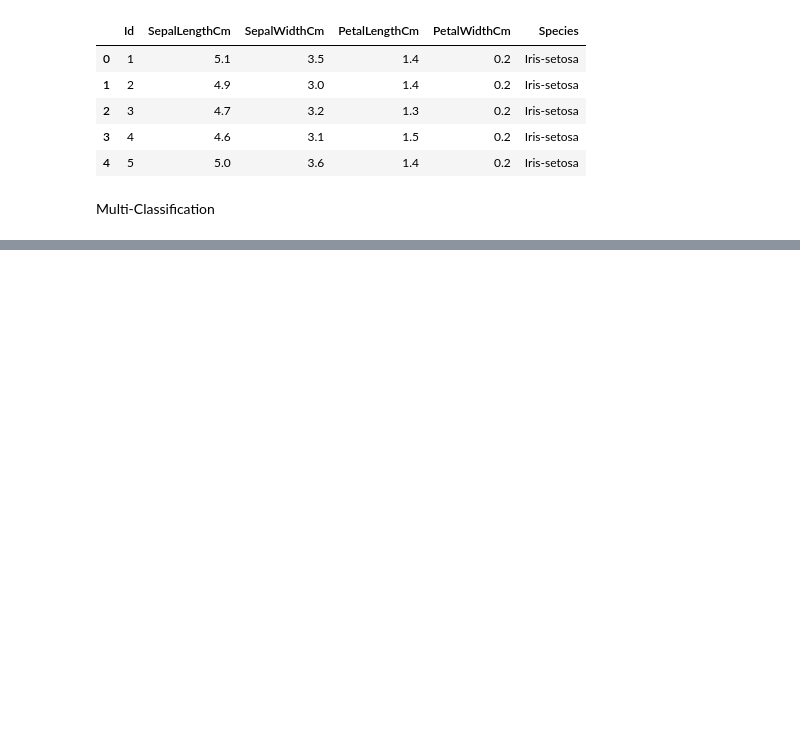
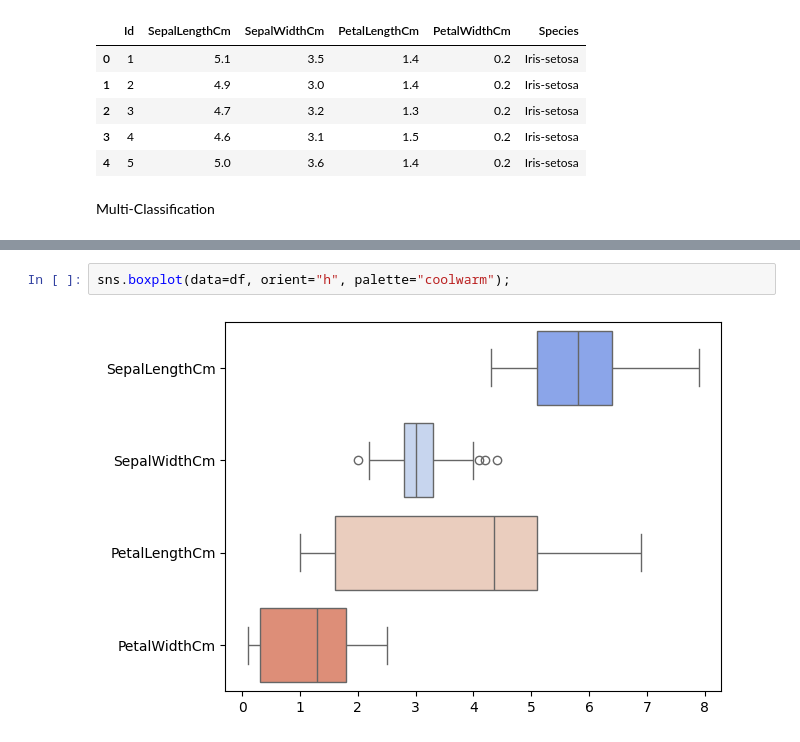
Before and after one commit to PoojaKuniyal/CircleCI, a Jupyter notebook: notebook/iris.ipynb, the cells around one changed output, grey strips where cells are left out. Cells and saved outputs as stored; diff of their text form; blank space fills up the shorter version.

```diff
--- a/notebook/iris.ipynb
+++ b/notebook/iris.ipynb
@@ -36,0 +85,4 @@ plt.show()
+# %%
+sns.boxplot(data=df, orient="h", palette="coolwarm");
+# %% [output]
+[figure, added]
```
Also changed, not shown: parts of 26 cells of this notebook.
